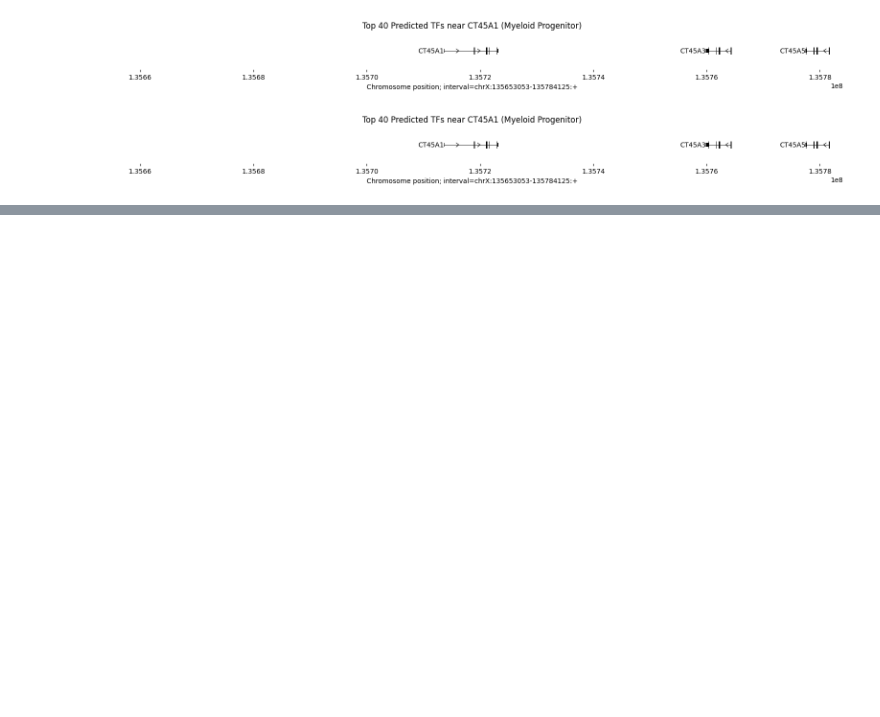
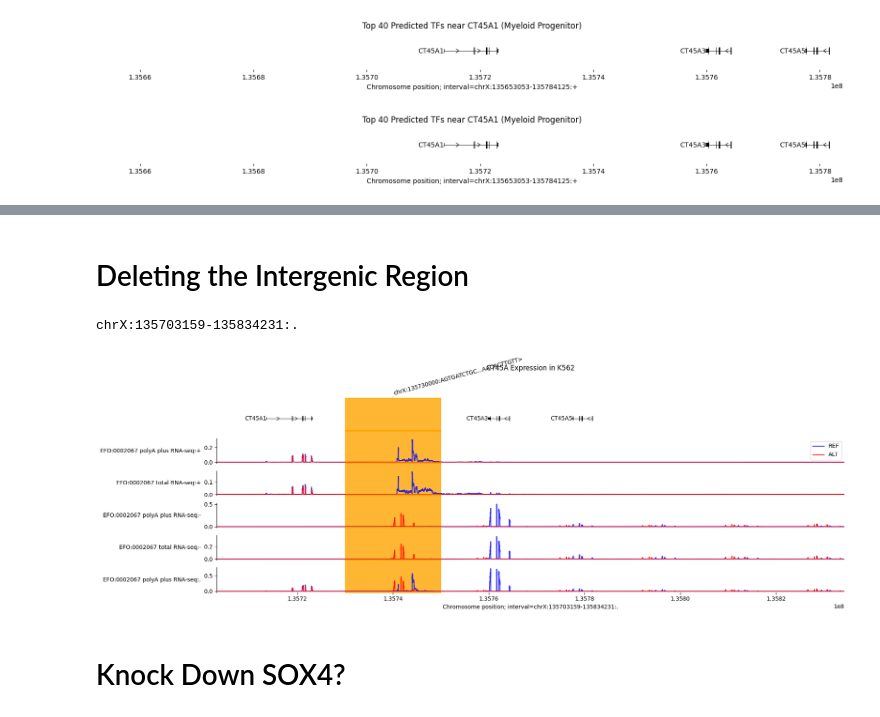
Before and after one commit to salmabassem/codes, a Jupyter notebook: TF_Binding_Prediction.ipynb, the cells around one changed output, grey strips where cells are left out. Drawn from its saved outputs; the diff is of its cells as text; code cells hidden in the pictures; blank space fills up the shorter version.

```diff
--- a/TF_Binding_Prediction.ipynb
+++ b/TF_Binding_Prediction.ipynb
@@ -251,0 +502,60 @@ plot
+# %% [markdown]
+# Deleting the Intergenic Region
+# %%
+import requests
+chrom = "X"
+deletion_start = 135730000
+deletion_end = 135750000
+
+# Get the reference sequence for the deletion
+server = "https://rest.ensembl.org"
+ext = f"/sequence/region/human/{chrom}:{deletion_start}..{deletion_end}:1?coord_system_version=GRCh38"
+headers = {"Content-Type": "text/plain"}
+response = requests.get(server + ext, headers=headers)
+
+if not response.ok:
+    raise RuntimeError(f"Request failed: {response.status_code}")
+
+sequence = response.text
+
+print(interval_all)
+variant = genome.Variant(
+    chromosome='chrX',
+    position=deletion_start,
+    reference_bases=sequence,
+    alternate_bases='',
+)
+
+output_ref = dna_model.predict_interval(
+    interval=interval_all,
+    requested_outputs={dna_client.OutputType.RNA_SEQ},
+    ontology_terms=['EFO:0002067'],  # K562
+)
+
+outputs = dna_model.predict_variant(
+    interval=interval_all,
+    variant=variant,
+    ontology_terms=['EFO:0002067'],
+    requested_outputs=[dna_client.OutputType.RNA_SEQ],
+)
+
+plot_components.plot(
+    [  plot_components.TranscriptAnnotation(longest_transcripts),
+        plot_components.OverlaidTracks(
+            tdata={
+                'REF': outputs.reference.rna_seq,
+                'ALT': outputs.alternate.rna_seq,
+            },
+            colors={'REF': 'blue', 'ALT': 'red'},
+        ),
+    ],
+    interval=interval_all,
+    # Annotate the location of the variant as a vertical line.
+    annotations=[plot_components.VariantAnnotation([variant], alpha=0.8)], title='CT45A Expression in K562',
+)
+plt.show()
+# %% [output]
+chrX:135703159-135834231:.
+[figure, added]
+# %% [markdown]
+# Knock Down SOX4?
```
Also changed, not shown: parts of 13 cells of this notebook.
